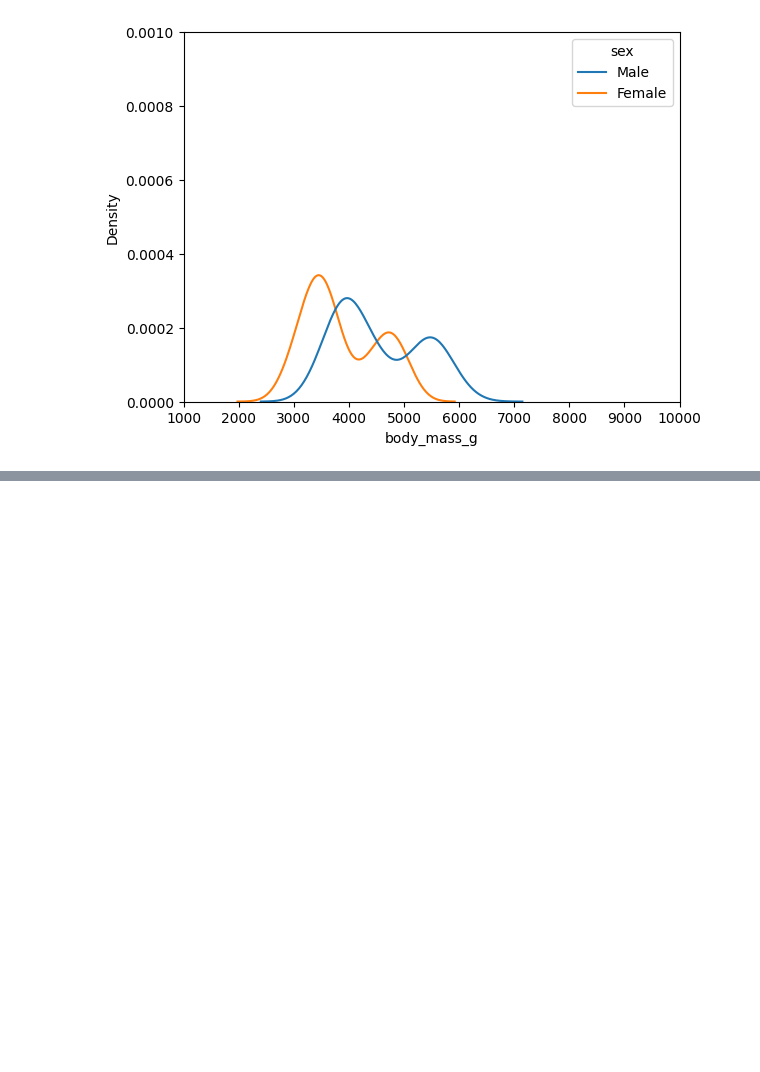
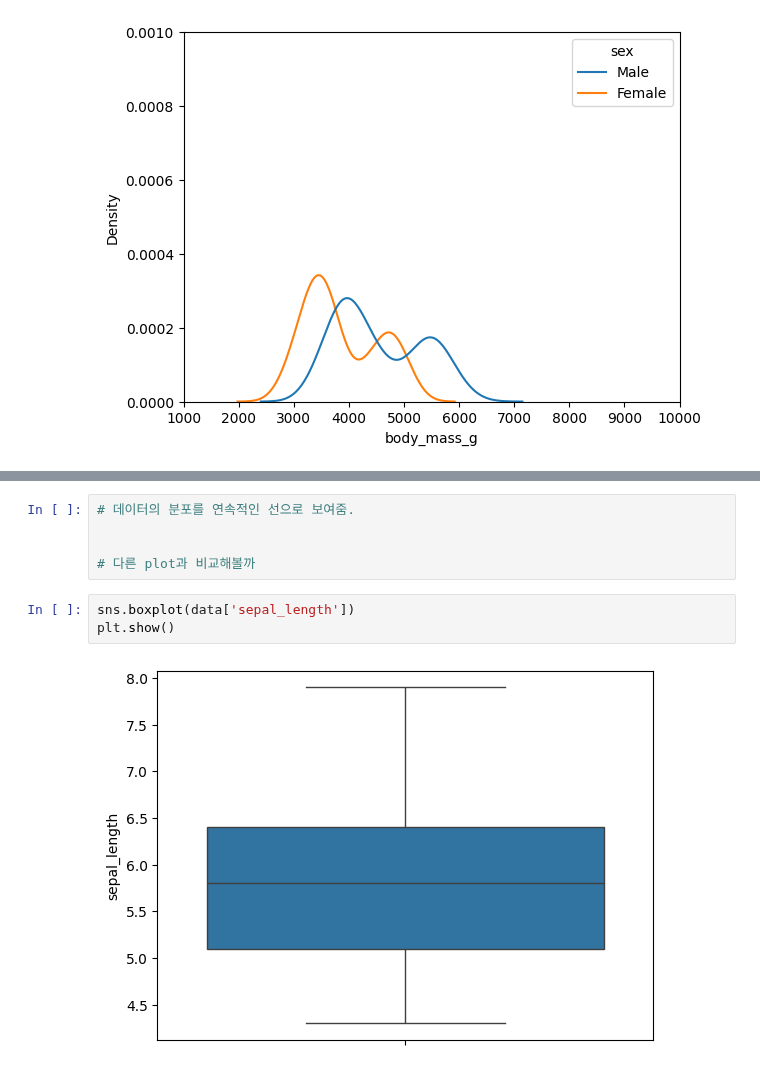
Before and after one commit to tiod0611/practice_language, a Jupyter notebook: python/ML/seaborn_tutorials/kdeplot.ipynb, the cells around one changed output, grey strips where cells are left out. Drawn from its saved outputs; the diff is of its cells as text; blank space fills up the shorter version.

```diff
--- a/python/ML/seaborn_tutorials/kdeplot.ipynb
+++ b/python/ML/seaborn_tutorials/kdeplot.ipynb
@@ -28,0 +62,10 @@ plt.show()
+# %%
+# 데이터의 분포를 연속적인 선으로 보여줌.
+
+
+# 다른 plot과 비교해볼까
+# %%
+sns.boxplot(data['sepal_length'])
+plt.show()
+# %% [output]
+[figure, added]
```
Also changed, not shown: parts of 11 cells of this notebook.
